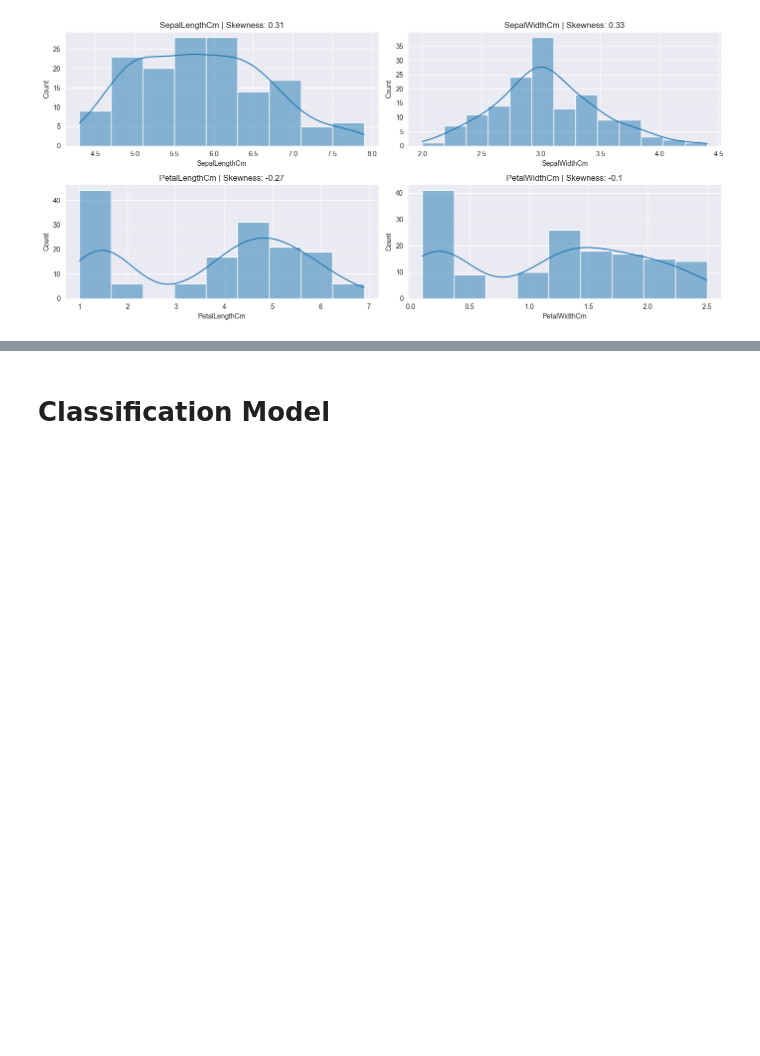
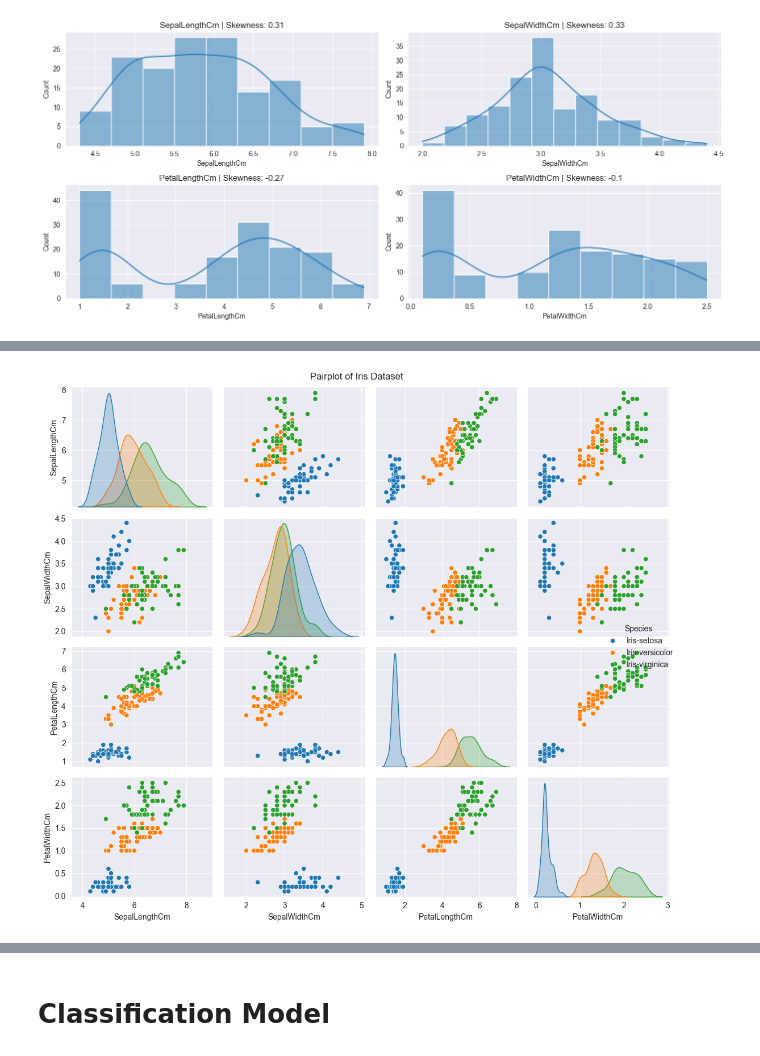
Before and after one commit to Truelordwhynot/KernelSynergy, a Jupyter notebook: Iris_Dataset_Analysis.ipynb, the cells around one changed output, grey strips where cells are left out. Cells and saved outputs as stored; diff of their text form; code cells hidden in the pictures; blank space fills up the shorter version.

Commit message:
Added Analysis for the pairplot

```diff
--- a/Iris_Dataset_Analysis.ipynb
+++ b/Iris_Dataset_Analysis.ipynb
@@ -170,0 +148,9 @@ for feature in numerical[1:]:
+# %%
+df = df.drop(numerical[0], axis = 1)
+# %%
+sns.pairplot(df, hue="Species")
+plt.suptitle('Pairplot of Iris Dataset')
+plt.tight_layout()
+plt.show()
+# %% [output]
+[figure, added]
```
Also changed, not shown: parts of 6 cells of this notebook, 1 other file.
